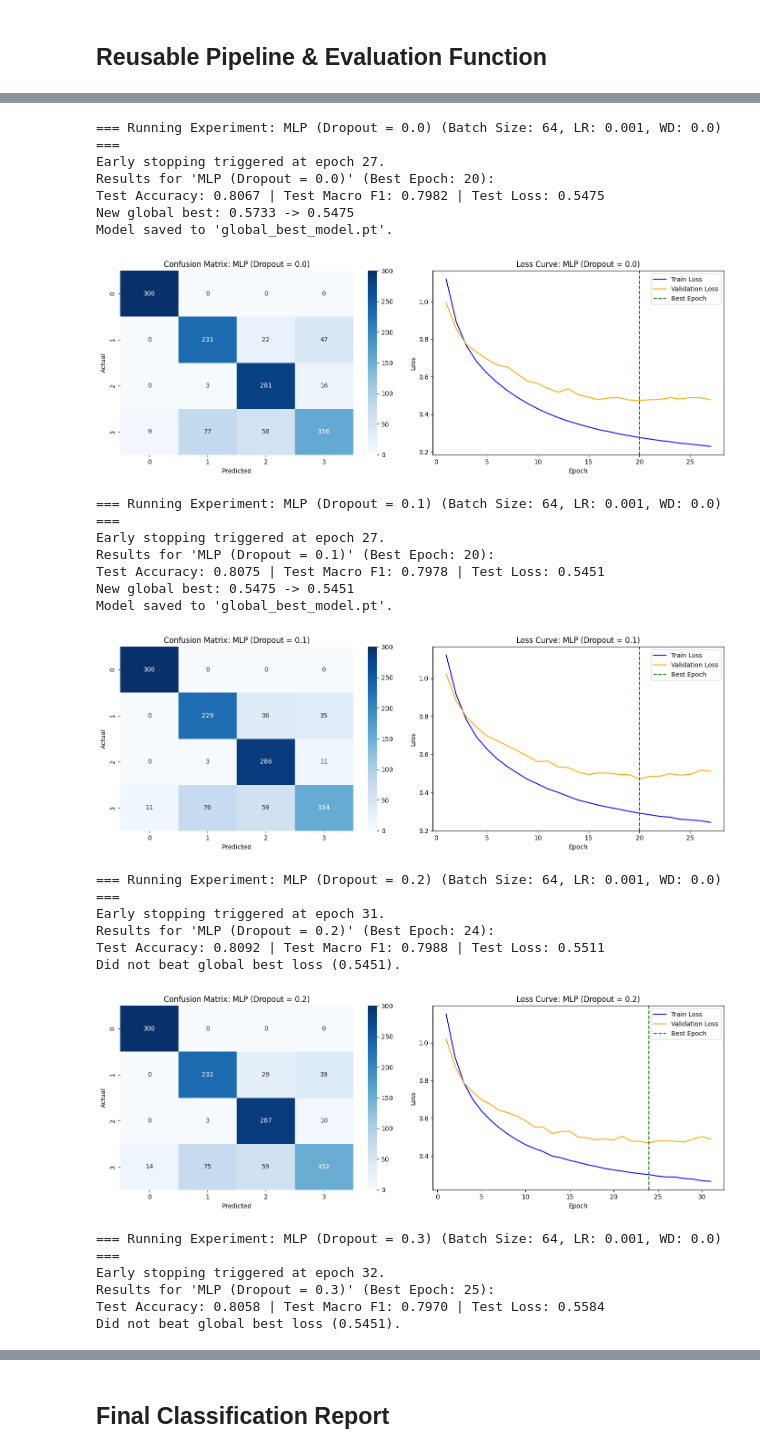
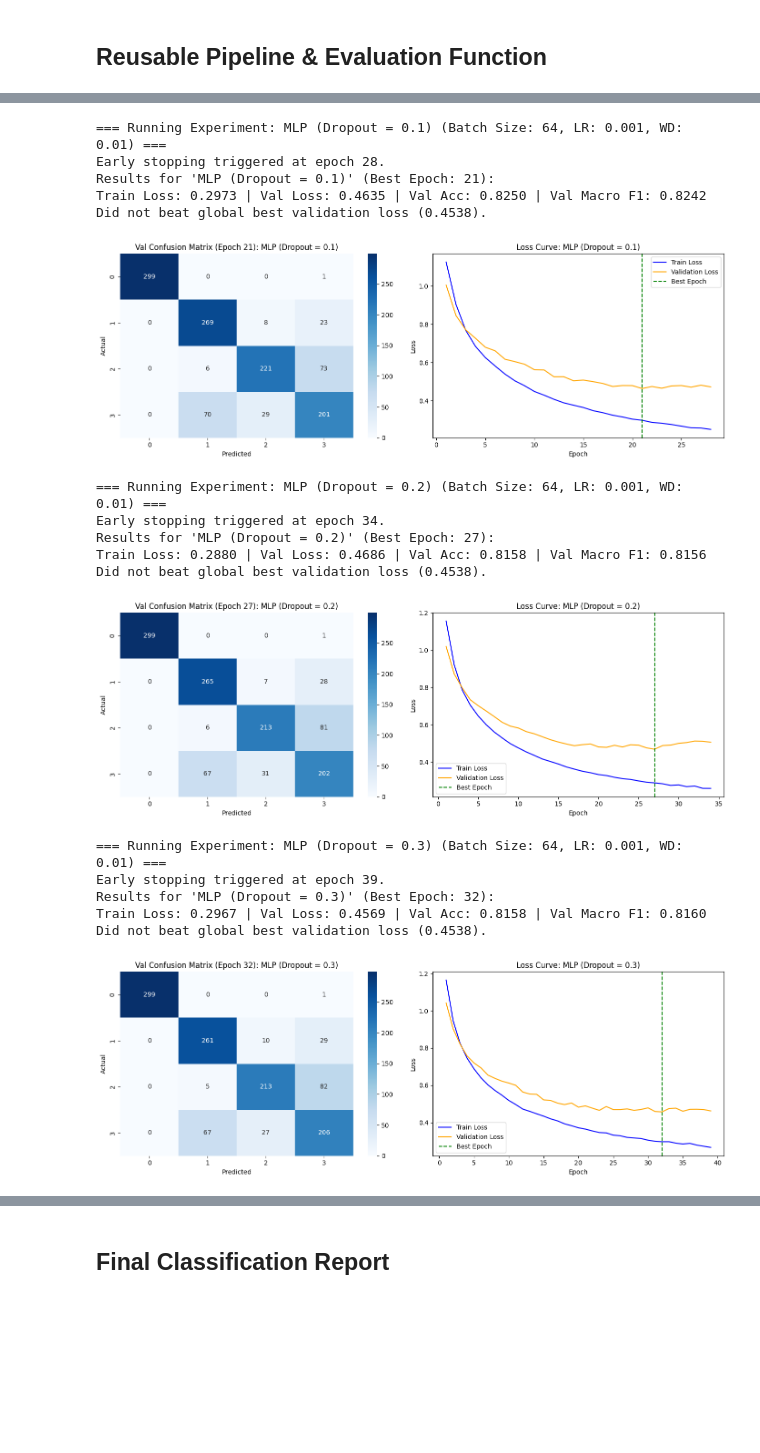
Before and after one commit to jaruss1003/Machine-Learning, a Jupyter notebook: Deep-Learning/Projects/Seizure-Classification/seizure_model_development.ipynb, the cells around one changed output, grey strips where cells are left out. Cells and saved outputs as stored; diff of their text form; code cells hidden in the pictures; blank space fills up the shorter version.

```diff
--- a/Deep-Learning/Projects/Seizure-Classification/seizure_model_development.ipynb
+++ b/Deep-Learning/Projects/Seizure-Classification/seizure_model_development.ipynb
@@ -144,6 +170,7 @@ class MLP_1Layer(nn.Module):
     def __init__(self, dropout_rate=0):
         # 1 Hidden Layer MLP (16 inputs -> 128 hidden units -> 4 classes)
         super().__init__()
+        self.dropout_rate = dropout_rate
         self.network = nn.Sequential(
             nn.Linear(16, 128),
             nn.LeakyReLU(negative_slope=0.01),
@@ -489,36 +517,28 @@ We evaluate performance across three dropout rates ($p$) applied directly after
 
 All experiments maintain fixed learning rate ($\eta = 0.001$), batch size ($64$), and early stopping settings (patience = 7).
 # %%
-res_drop_00 = run_experiment(MLP_1Layer(dropout_rate=0.0), lr=0.001, exp_title="MLP (Dropout = 0.0)")
 res_drop_10 = run_experiment(MLP_1Layer(dropout_rate=0.1), lr=0.001, exp_title="MLP (Dropout = 0.1)")
 res_drop_20 = run_experiment(MLP_1Layer(dropout_rate=0.2), lr=0.001, exp_title="MLP (Dropout = 0.2)")
 res_drop_30 = run_experiment(MLP_1Layer(dropout_rate=0.3), lr=0.001, exp_title="MLP (Dropout = 0.3)")
 
-dropout_df = pd.DataFrame([res_drop_00, res_drop_10, res_drop_20, res_drop_30])
-display(dropout_df.sort_values(by="Test Loss", ascending=True))
+dropout_df = pd.DataFrame([res_drop_10, res_drop_20, res_drop_30])
+display(dropout_df.sort_values(by="Val Loss", ascending=True))
 # %% [output]
-=== Running Experiment: MLP (Dropout = 0.0) (Batch Size: 64, LR: 0.001, WD: 0.0) ===
-Early stopping triggered at epoch 27.
-Results for 'MLP (Dropout = 0.0)' (Best Epoch: 20):
-Test Accuracy: 0.8067 | Test Macro F1: 0.7982 | Test Loss: 0.5475
-New global best: 0.5733 -> 0.5475
-Model saved to 'global_best_model.pt'.
+=== Running Experiment: MLP (Dropout = 0.1) (Batch Size: 64, LR: 0.001, WD: 0.01) ===
+Early stopping triggered at epoch 28.
+Results for 'MLP (Dropout = 0.1)' (Best Epoch: 21):
+Train Loss: 0.2973 | Val Loss: 0.4635 | Val Acc: 0.8250 | Val Macro F1: 0.8242
+Did not beat global best validation loss (0.4538).
-[figure, old version]
+[figure, new version]
-=== Running Experiment: MLP (Dropout = 0.1) (Batch Size: 64, LR: 0.001, WD: 0.0) ===
-Early stopping triggered at epoch 27.
-Results for 'MLP (Dropout = 0.1)' (Best Epoch: 20):
-Test Accuracy: 0.8075 | Test Macro F1: 0.7978 | Test Loss: 0.5451
-New global best: 0.5475 -> 0.5451
-Model saved to 'global_best_model.pt'.
+=== Running Experiment: MLP (Dropout = 0.2) (Batch Size: 64, LR: 0.001, WD: 0.01) ===
+Early stopping triggered at epoch 34.
+Results for 'MLP (Dropout = 0.2)' (Best Epoch: 27):
+Train Loss: 0.2880 | Val Loss: 0.4686 | Val Acc: 0.8158 | Val Macro F1: 0.8156
+Did not beat global best validation loss (0.4538).
-[figure, old version]
+[figure, new version]
-=== Running Experiment: MLP (Dropout = 0.2) (Batch Size: 64, LR: 0.001, WD: 0.0) ===
-Early stopping triggered at epoch 31.
-Results for 'MLP (Dropout = 0.2)' (Best Epoch: 24):
-Test Accuracy: 0.8092 | Test Macro F1: 0.7988 | Test Loss: 0.5511
-Did not beat global best loss (0.5451).
+=== Running Experiment: MLP (Dropout = 0.3) (Batch Size: 64, LR: 0.001, WD: 0.01) ===
+Early stopping triggered at epoch 39.
+Results for 'MLP (Dropout = 0.3)' (Best Epoch: 32):
+Train Loss: 0.2967 | Val Loss: 0.4569 | Val Acc: 0.8158 | Val Macro F1: 0.8160
+Did not beat global best validation loss (0.4538).
-[figure, old version]
+[figure, new version]
-=== Running Experiment: MLP (Dropout = 0.3) (Batch Size: 64, LR: 0.001, WD: 0.0) ===
-Early stopping triggered at epoch 32.
-Results for 'MLP (Dropout = 0.3)' (Best Epoch: 25):
-Test Accuracy: 0.8058 | Test Macro F1: 0.7970 | Test Loss: 0.5584
-Did not beat global best loss (0.5451).
```
Also changed, not shown: parts of 14 cells of this notebook, 1 other file.
